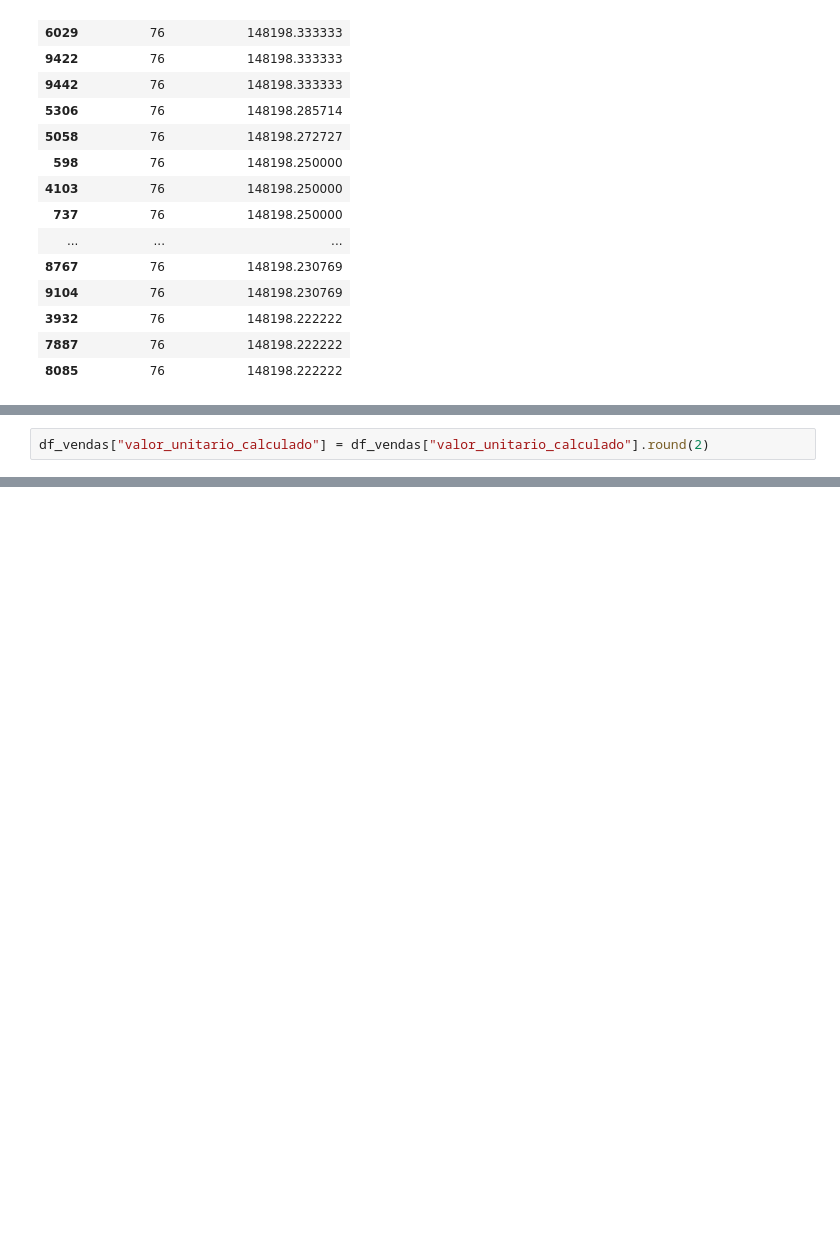
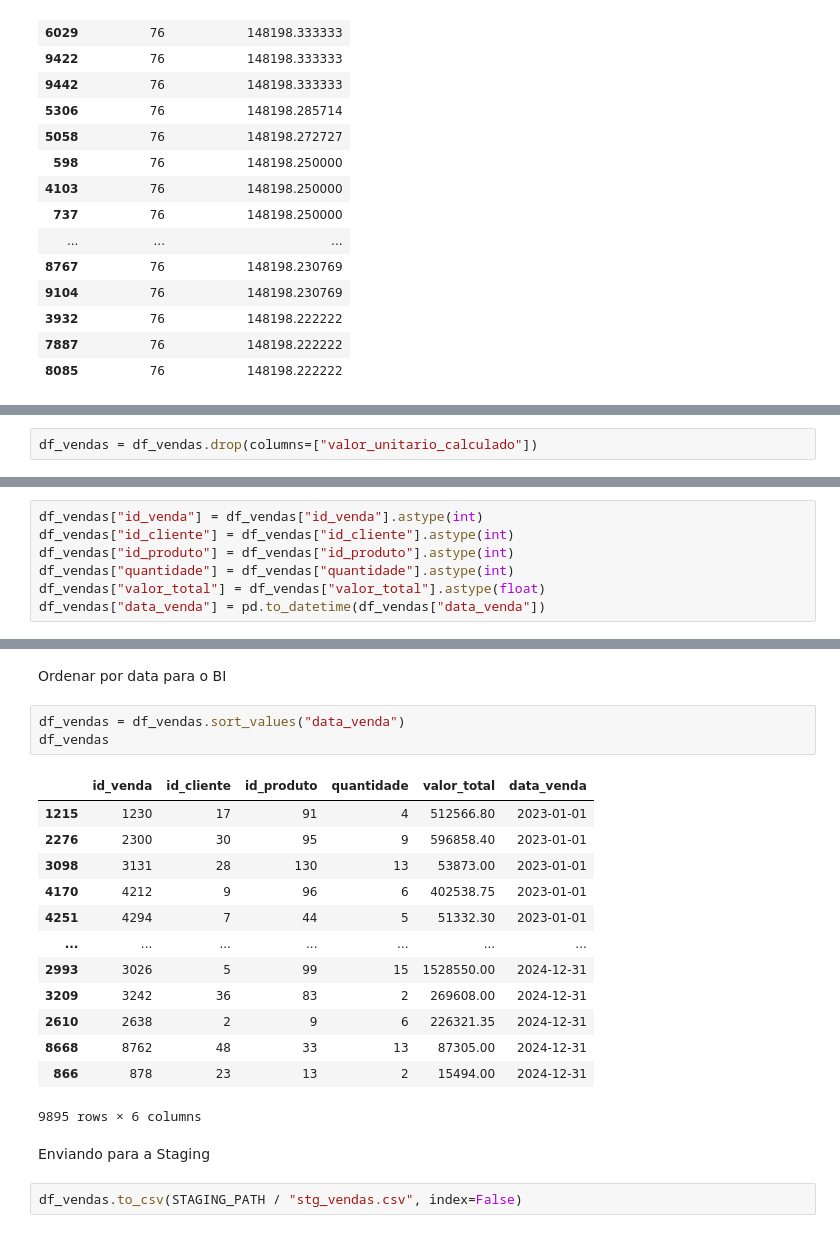
Before and after one commit to RichardGomesData/lh-nautical-data-project, a Jupyter notebook: notebooks/eda_and_cleaning_vendas_2023_2024.ipynb, the cells around one changed output, grey strips where cells are left out. Saved outputs shown, nothing was run; the diff lists cells and outputs as text; blank space fills up the shorter version.

Commit message:
Criação da camada Staging
Criação da camada Staging

```diff
--- a/notebooks/eda_and_cleaning_vendas_2023_2024.ipynb
+++ b/notebooks/eda_and_cleaning_vendas_2023_2024.ipynb
@@ -276,2 +266,0 @@ df_produtos[df_produtos["code"] == 76]
-# %%
-df_vendas["valor_unitario_calculado"] = df_vendas["valor_unitario_calculado"].round(2)
@@ -400,0 +330,2 @@ np.int64(0)
+# %%
+df_vendas = df_vendas.drop(columns=["valor_unitario_calculado"])
@@ -400,0 +334,7 @@ np.int64(0)
+# %%
+df_vendas["id_venda"] = df_vendas["id_venda"].astype(int)
+df_vendas["id_cliente"] = df_vendas["id_cliente"].astype(int)
+df_vendas["id_produto"] = df_vendas["id_produto"].astype(int)
+df_vendas["quantidade"] = df_vendas["quantidade"].astype(int)
+df_vendas["valor_total"] = df_vendas["valor_total"].astype(float)
+df_vendas["data_venda"] = pd.to_datetime(df_vendas["data_venda"])
@@ -400,0 +366,23 @@ np.int64(0)
+# %% [markdown]
+Ordenar por data para o BI
+# %%
+df_vendas = df_vendas.sort_values("data_venda")
+df_vendas
+# %% [output]
+|  | id_venda | id_cliente | id_produto | quantidade | valor_total | data_venda |
+| 1215 | 1230 | 17 | 91 | 4 | 512566.80 | 2023-01-01 |
+| 2276 | 2300 | 30 | 95 | 9 | 596858.40 | 2023-01-01 |
+| 3098 | 3131 | 28 | 130 | 13 | 53873.00 | 2023-01-01 |
+| 4170 | 4212 | 9 | 96 | 6 | 402538.75 | 2023-01-01 |
+| 4251 | 4294 | 7 | 44 | 5 | 51332.30 | 2023-01-01 |
+| ... | ... | ... | ... | ... | ... | ... |
+| 2993 | 3026 | 5 | 99 | 15 | 1528550.00 | 2024-12-31 |
+| 3209 | 3242 | 36 | 83 | 2 | 269608.00 | 2024-12-31 |
+| 2610 | 2638 | 2 | 9 | 6 | 226321.35 | 2024-12-31 |
+| 8668 | 8762 | 48 | 33 | 13 | 87305.00 | 2024-12-31 |
+| 866 | 878 | 23 | 13 | 2 | 15494.00 | 2024-12-31 |
+9895 rows × 6 columns
+# %% [markdown]
+Enviando para a Staging
+# %%
+df_vendas.to_csv(STAGING_PATH / "stg_vendas.csv", index=False)
```
Also changed, not shown: parts of 25 cells of this notebook, 8 other files.
